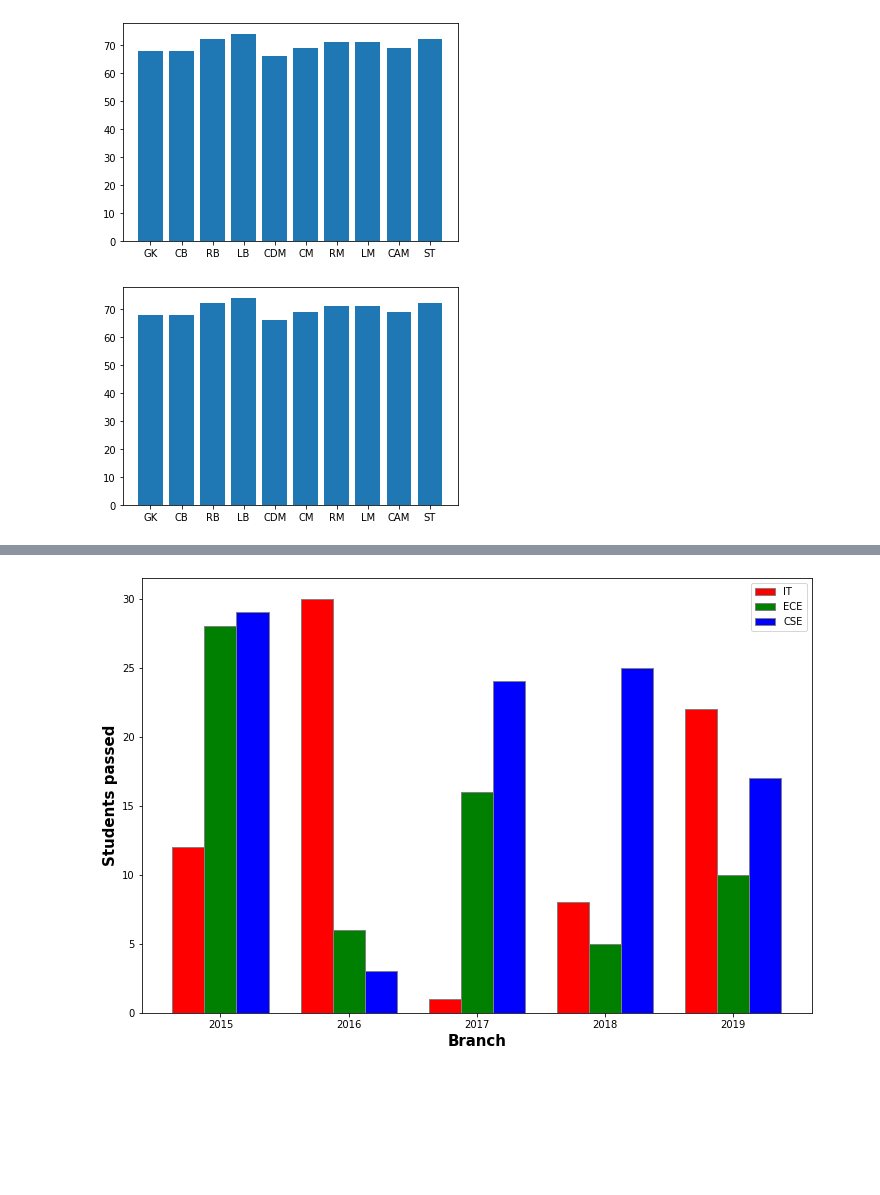
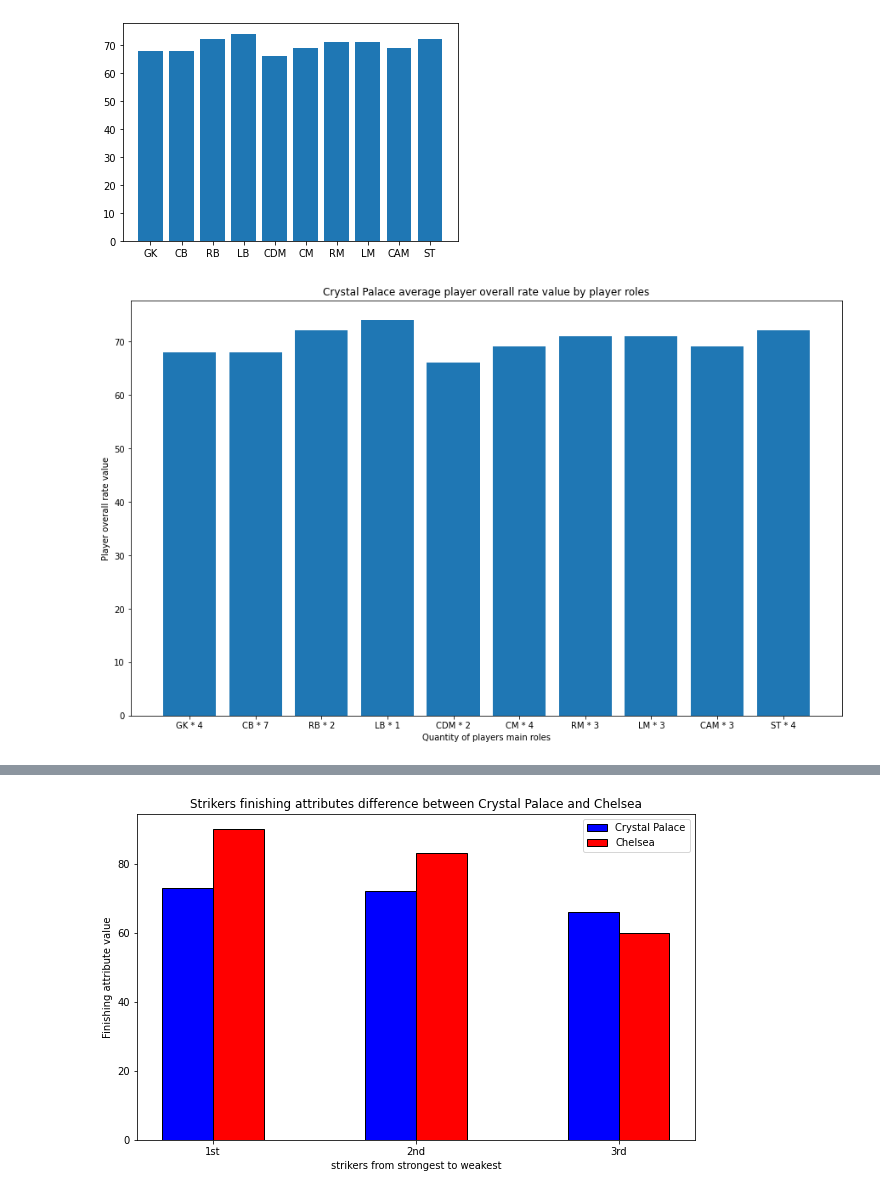
Before and after one commit to dany-mike/fifa_15_data_analysis, a Jupyter notebook: data_analysis_fifa.ipynb, the cells around one changed output, grey strips where cells are left out. Saved outputs shown, nothing was run; the diff lists cells and outputs as text; code cells hidden in the pictures; blank space fills up the shorter version.

Commit message:
strikers compare rate

```diff
--- a/data_analysis_fifa.ipynb
+++ b/data_analysis_fifa.ipynb
@@ -165,6 +165,7 @@ fifa_15_players = pd.read_csv('players_15.csv', usecols= ['player_url', 'long_na
 eng_league = "English Premier League"
 spanish_league = "Spain Primera Division"
 chelsea = "Chelsea"
+man_u = "Manchester United"
 real_madrid = "Real Madrid"
 crystal_plc = "Crystal Palace"
 
@@ -198,7 +199,7 @@ def roundValue(value):
     return round(value)
 
 def formatPlayerRole(role, quantity):
-    return "{}".format(role, quantity)
+    return "{} * {}".format(role, quantity)
 
 
 def getAveragePlayerOverallRateByTeam(team):
@@ -240,6 +241,10 @@ def getAveragePlayerOverallRateByTeam(team):
 
     x=[formatPlayerRole('GK', len(GK)), formatPlayerRole('CB', len(CB)), formatPlayerRole('RB', len(RB)), formatPlayerRole('LB', len(LB)), formatPlayerRole('CDM', len(CDM)), formatPlayerRole('CM', len(CM)), formatPlayerRole('RM', len(RM)), formatPlayerRole('LM', len(LM)), formatPlayerRole('CAM', len(CAM)), formatPlayerRole('ST', len(ST))]
     y= overrall_average_position_list
+    fig = plt.figure(1, figsize=(15, 9))
+    plt.xlabel("Quantity of players main roles")
+    plt.ylabel("Player overall rate value")
+    plt.title("Crystal Palace average player overall rate value by player roles")
     plt.bar(x,y)
     plt.show()
 
@@ -312,67 +317,74 @@ def formatListsToDict(players_name, values_list):
 
 def sortPlayerList(dictionary, list):
     for i in dictionary:
-        list.append(i)
+        if len(list) < 3:
+            list.append(i)
     return list
 
 def sortAttributeList(dictionary, list):
     for i in dictionary:
-        list.append(dictionary[i])
+        if len(list) < 3:
+            list.append(dictionary[i])
     return list
 
 strikers_finishing_crystal = getStrikersAttributeByTeam(getTeamByLeagueAndName(eng_league, crystal_plc), 'attacking_finishing')
 strikers_name_crystal = getStrikersAttributeByTeam(getTeamByLeagueAndName(eng_league, crystal_plc), 'short_name')
 
 strikers_finishing_chelsea = getStrikersAttributeByTeam(getTeamByLeagueAndName(eng_league, chelsea), 'attacking_finishing')
 strikers_name_chelsea = getStrikersAttributeByTeam(getTeamByLeagueAndName(eng_league, chelsea), 'short_name')
 
 sorted_dictionary_crystal = sortDictionary(formatListsToDict(strikers_name_crystal, strikers_finishing_crystal))
 sorted_dictionary_chelsea = sortDictionary(formatListsToDict(strikers_name_chelsea, strikers_finishing_chelsea))
+sorted_dictionary_manu = sortDictionary(formatListsToDict(strikers_name_manu, strikers_finishing_manu))
+
+
 
 sorted_player_list_crystal = []
 sorted_attribute_list_crystal = []
 
 sorted_player_list_chelsea = []
 sorted_attribute_list_chelsea = []
 
-print(sortPlayerList(sorted_dictionary_crystal, sorted_player_list_crystal))
-print(sortAttributeList(sorted_dictionary_crystal, sorted_player_list_crystal))
-print(sortPlayerList(sorted_dictionary_chelsea, sorted_attribute_list_chelsea))
-print(sortAttributeList(sorted_dictionary_chelsea, sorted_attribute_list_chelsea))
+sorted_player_list_manu = []
+sorted_attribute_list_manu = []
+
+#Crystal palace strikers
+sortPlayerList(sorted_dictionary_crystal, sorted_player_list_crystal)
+
+#Chelsea strikers
+sortPlayerList(sorted_dictionary_chelsea, sorted_player_list_chelsea)
+
+# Manchester united strikers
+sortPlayerList(sorted_dictionary_manu, sorted_player_list_manu)
 
 
-import numpy as np
-import matplotlib.pyplot as plt
 
-# set width of bar
-barWidth = 0.25
-fig = plt.subplots(figsize =(12, 8))
+Chelsea = sortAttributeList(sorted_dictionary_chelsea, sorted_attribute_list_chelsea)
+Crystal = sortAttributeList(sorted_dictionary_crystal, sorted_attribute_list_crystal)
 
-# set height of bar
-IT = [12, 30, 1, 8, 22]
-ECE = [28, 6, 16, 5, 10]
-CSE = [29, 3, 24, 25, 17]
 
-# Set position of bar on X axis
-br1 = np.arange(len(IT))
-br2 = [x + barWidth for x in br1]
-br3 = [x + barWidth for x in br2]
+n=3
+r = np.arange(n)
+width = 0.25
 
-# Make the plot
-plt.bar(br1, IT, color ='r', width = barWidth,
-		edgecolor ='grey', label ='IT')
-plt.bar(br2, ECE, color ='g', width = barWidth,
-		edgecolor ='grey', label ='ECE')
-plt.bar(br3, CSE, color ='b', width = barWidth,
-		edgecolor ='grey', label ='CSE')
+fig = plt.figure(1, figsize=(10, 6))
 
-# Adding Xticks
-plt.xlabel('Branch', fontweight ='bold', fontsize = 15)
-plt.ylabel('Students passed', fontweight ='bold', fontsize = 15)
-plt.xticks([r + barWidth for r in range(len(IT))],
-		['2015', '2016', '2017', '2018', '2019'])
+plt.bar(r, Crystal, color = 'b',
+        width = width, edgecolor = 'black',
+        label='Crystal Palace')
+plt.bar(r + width, Chelsea, color = 'r',
+        width = width, edgecolor = 'black',
+        label='Chelsea')
 
+
+plt.xlabel("strikers from strongest to weakest")
+plt.ylabel("Finishing attribute value")
+plt.title("Strikers finishing attributes difference between Crystal Palace and Chelsea")
+
+# plt.grid(linestyle='--')
+plt.xticks(r + width/2,['1st','2nd','3rd'])
 plt.legend()
+
 plt.show()
 # %% [output]
-[figure, old version]
+[figure, new version]
@@ -383 +391 @@ plt.show()
-[figure, old version]
+[figure, new version]
```
Also changed, not shown: parts of 1 cell of this notebook.
